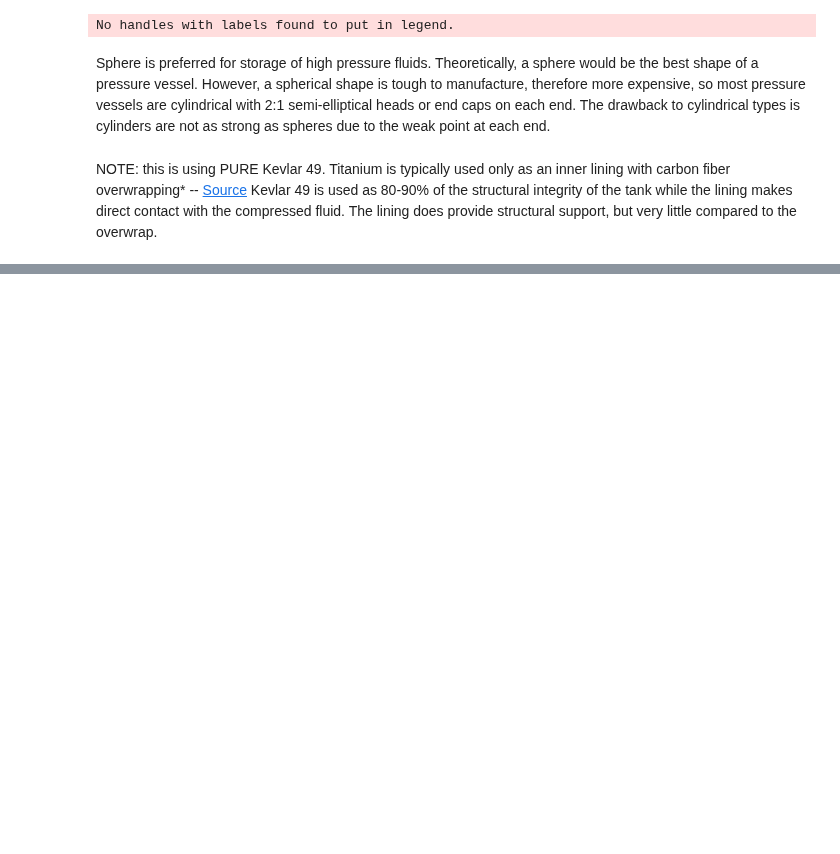
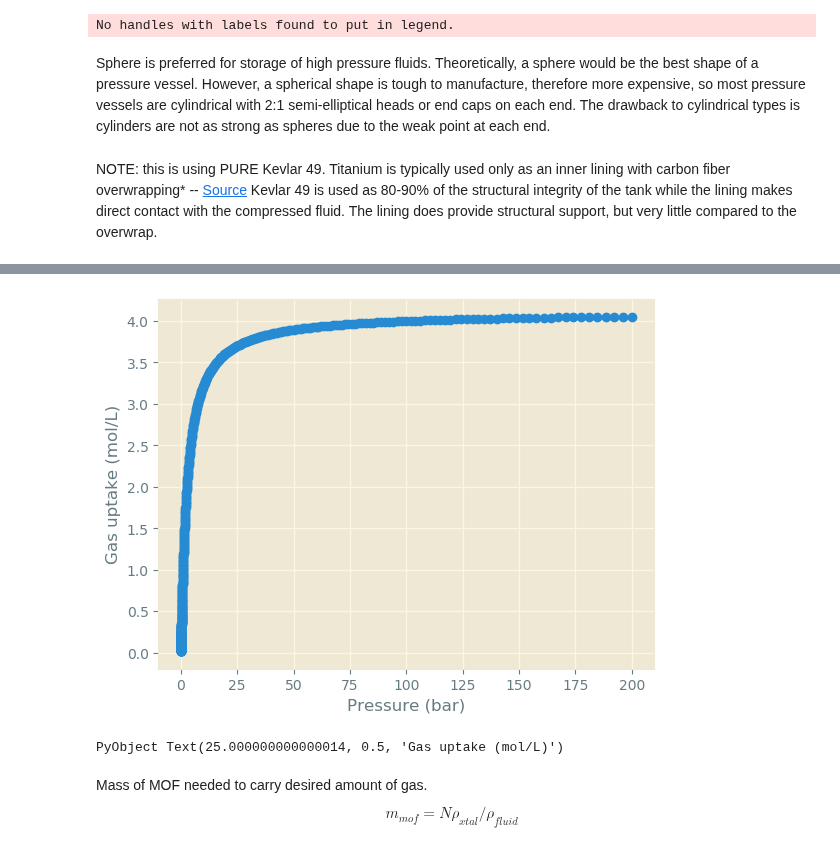
Before and after one commit to SimonEnsemble/PropellantStorage, a Jupyter notebook: Xe_Propellant_Storage.ipynb, the cells around one changed output, grey strips where cells are left out. Drawn from its saved outputs; the diff is of its cells as text; code cells hidden in the pictures; blank space fills up the shorter version.

```diff
--- a/Xe_Propellant_Storage.ipynb
+++ b/Xe_Propellant_Storage.ipynb
@@ -101,0 +322,5 @@ Kevlar 49 is used as 80-90% of the structural integrity of the tank while the li
+# %%
+df_mof = ρ_fluid_MOF(collect(P), params["K"], params["M"])
+df_Xe_density = DataFrame(df_mof)
+#CSV.write(df_Xe_density, "Xe_densities_langmuir.csv")
+showall(df_Xe_density)
@@ -101,0 +345,13 @@ Kevlar 49 is used as 80-90% of the structural integrity of the tank while the li
+# %%
+fig = figure()
+scatter(P[2:end], df_Xe_density[!, Symbol("Density of Xe in MOF (mol/L)")][2:end])
+xlabel("Pressure (bar)")
+ylabel("Gas uptake (mol/L)")
+# %% [output]
+[figure, added]
+PyObject Text(25.000000000000014, 0.5, 'Gas uptake (mol/L)')
+# %% [markdown]
+Mass of MOF needed to carry desired amount of gas.
+\begin{equation}
+m_{mof} = N \rho _{xtal}  / \rho _{fluid}
+\end{equation}
```
Also changed, not shown: parts of 38 cells of this notebook, 3 other files.
